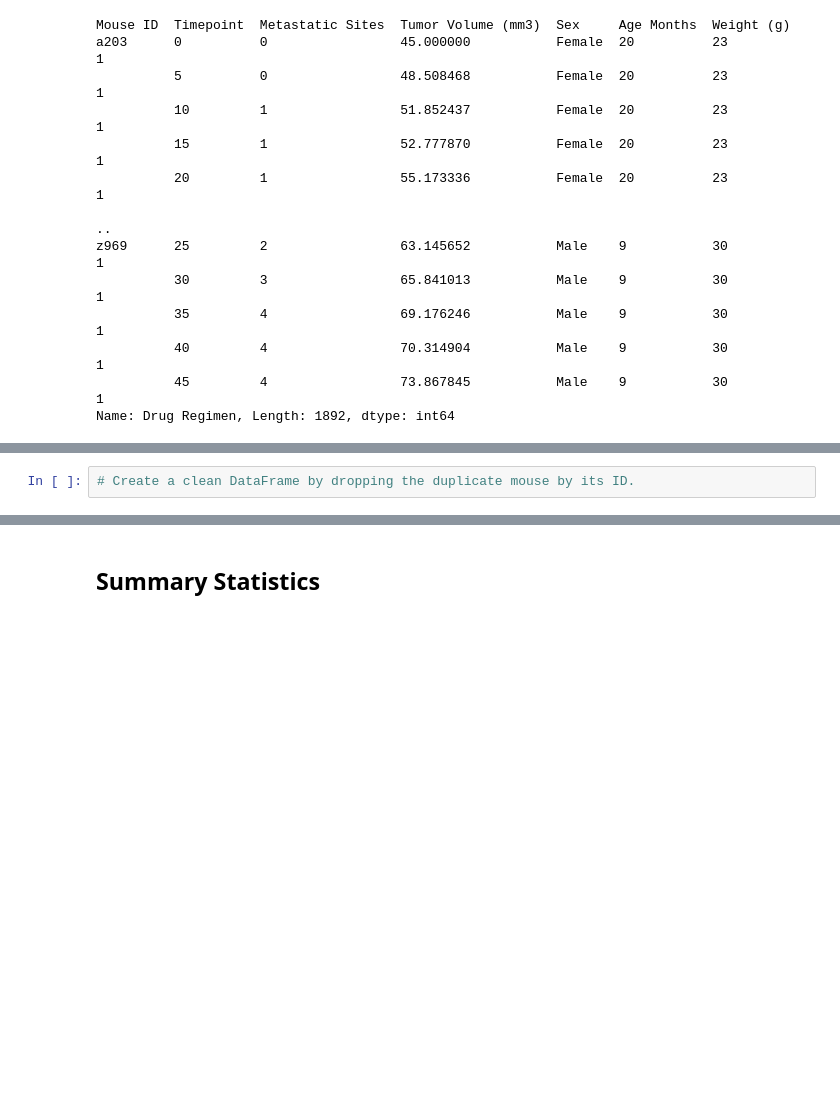
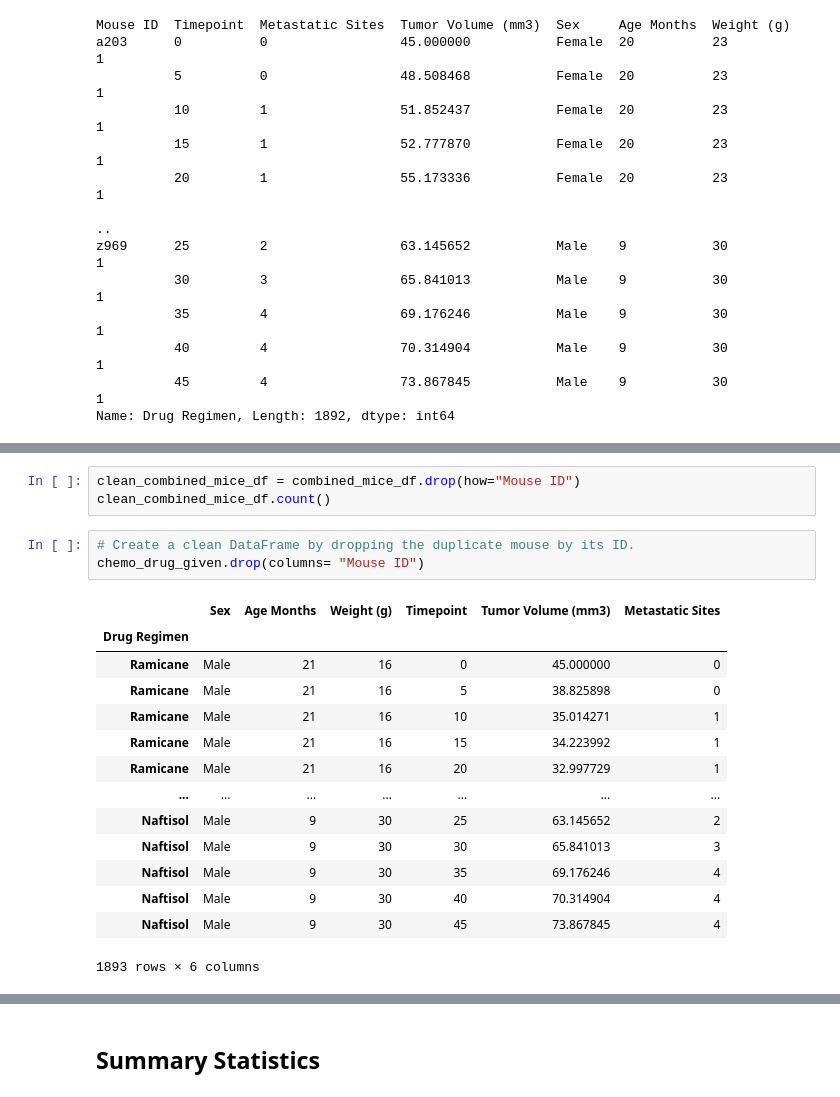
Before and after one commit to kvereda/Matplotlib-challenge, a Jupyter notebook: pymaceuticals_starter.ipynb, the cells around one changed output, grey strips where cells are left out. Cells and saved outputs as stored; diff of their text form; blank space fills up the shorter version.

```diff
--- a/pymaceuticals_starter.ipynb
+++ b/pymaceuticals_starter.ipynb
@@ -105,4 +137,23 @@ Name: Drug Regimen, Length: 1892, dtype: int64
+# %%
+clean_combined_mice_df = combined_mice_df.drop(how="Mouse ID")
+clean_combined_mice_df.count()
 # %%
 # Create a clean DataFrame by dropping the duplicate mouse by its ID.
+chemo_drug_given.drop(columns= "Mouse ID")
+# %% [output]
+|  | Sex | Age Months | Weight (g) | Timepoint | Tumor Volume (mm3) | Metastatic Sites |
+| Drug Regimen |  |  |  |  |  |  |
+| Ramicane | Male | 21 | 16 | 0 | 45.000000 | 0 |
+| Ramicane | Male | 21 | 16 | 5 | 38.825898 | 0 |
+| Ramicane | Male | 21 | 16 | 10 | 35.014271 | 1 |
+| Ramicane | Male | 21 | 16 | 15 | 34.223992 | 1 |
+| Ramicane | Male | 21 | 16 | 20 | 32.997729 | 1 |
+| ... | ... | ... | ... | ... | ... | ... |
+| Naftisol | Male | 9 | 30 | 25 | 63.145652 | 2 |
+| Naftisol | Male | 9 | 30 | 30 | 65.841013 | 3 |
+| Naftisol | Male | 9 | 30 | 35 | 69.176246 | 4 |
+| Naftisol | Male | 9 | 30 | 40 | 70.314904 | 4 |
+| Naftisol | Male | 9 | 30 | 45 | 73.867845 | 4 |
+1893 rows × 6 columns
 # %%
 # Checking the number of mice in the clean DataFrame.
```
Also changed, not shown: parts of 12 cells of this notebook.
